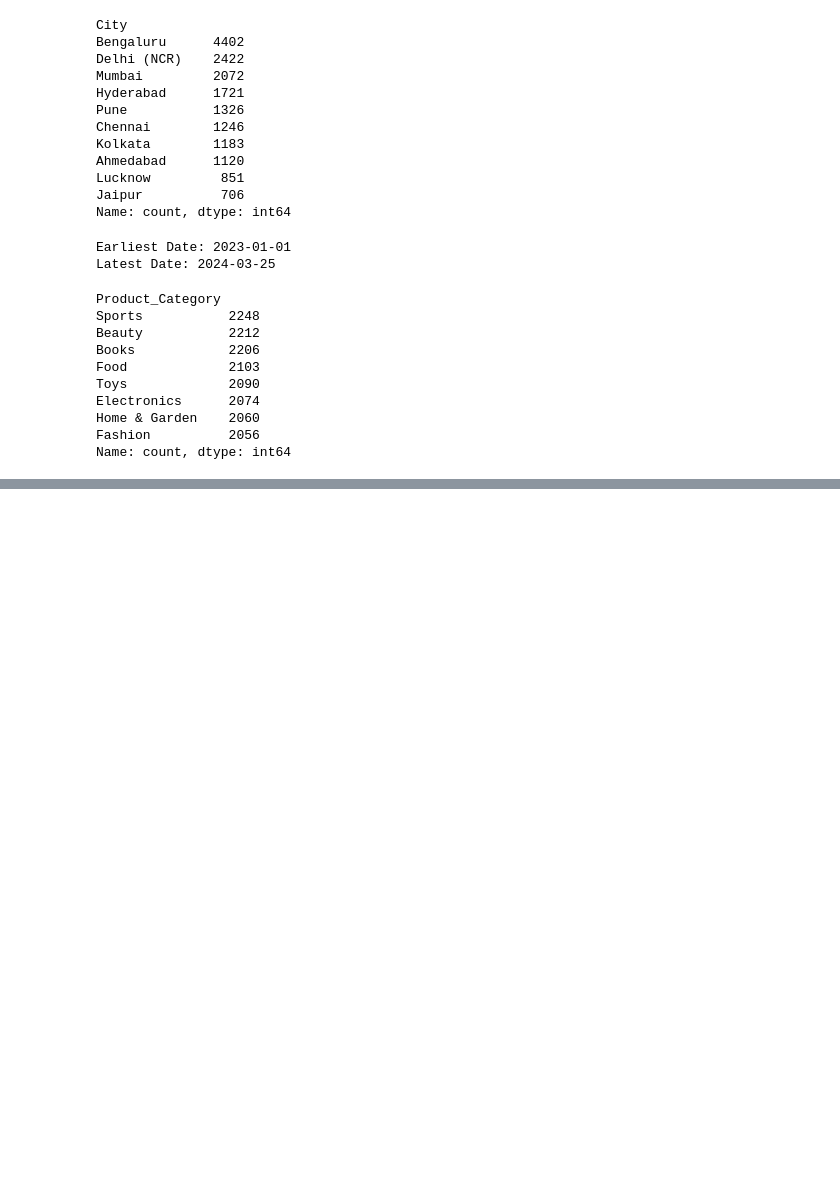
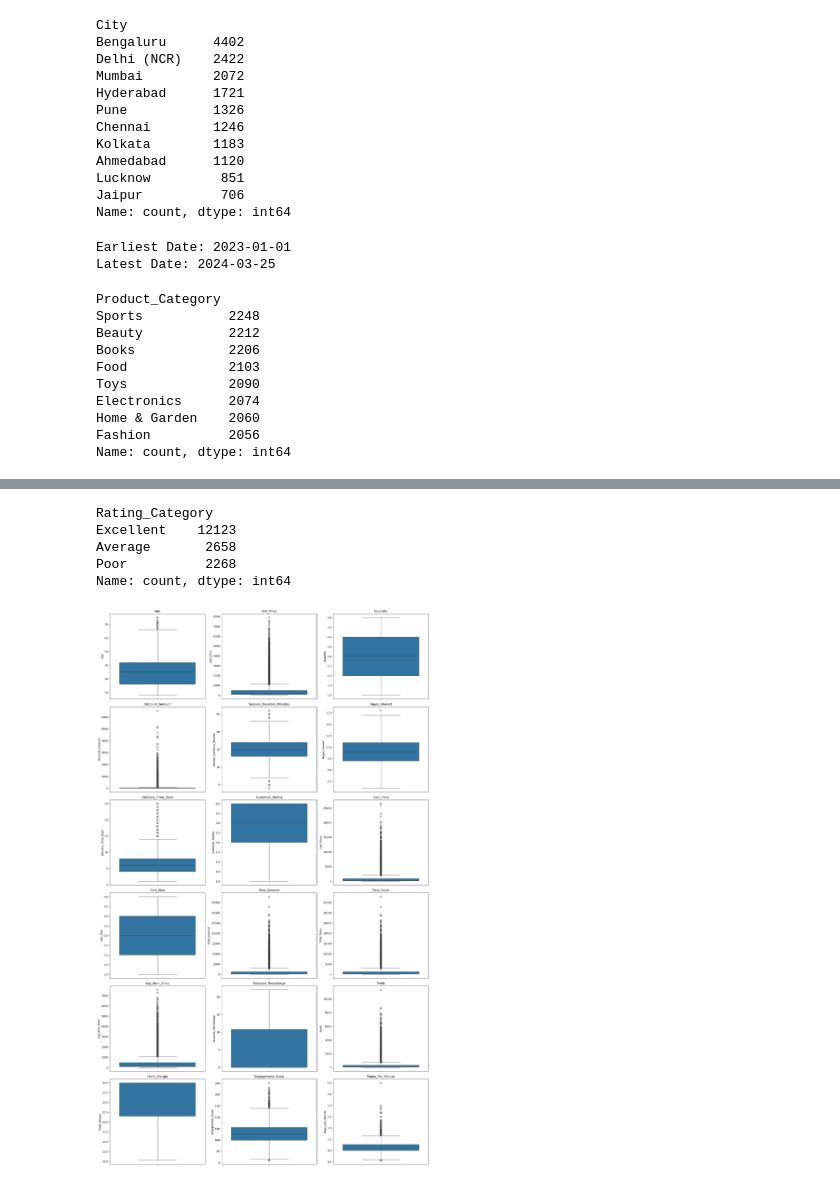
Before and after one commit to sohamnp06/Shoplytics-AI, a Jupyter notebook: notebooks/eda.ipynb, the cells around one changed output, grey strips where cells are left out. Saved outputs shown, nothing was run; the diff lists cells and outputs as text; code cells hidden in the pictures; blank space fills up the shorter version.

```diff
--- a/notebooks/eda.ipynb
+++ b/notebooks/eda.ipynb
@@ -115,0 +220,24 @@ NameError: name 'OUT_DIR' is not defined
+# %%
+df['Rating_Category'].value_counts()
+# %% [output]
+Rating_Category
+Excellent    12123
+Average       2658
+Poor          2268
+Name: count, dtype: int64
+# %%
+fig, axes = plt.subplots(len(num_cols)//3 + 1, 3, figsize=(18, 5*(len(num_cols)//3 + 1)))
+
+axes = axes.flatten()
+
+for ax, col in zip(axes, num_cols):
+    sns.boxplot(y=df[col], ax=ax)
+    ax.set_title(col)
+
+for ax in axes[len(num_cols):]:
+    fig.delaxes(ax)
+
+plt.tight_layout()
+plt.show()
+# %% [output]
+[figure, added]
```
Also changed, not shown: parts of 8 cells of this notebook.
